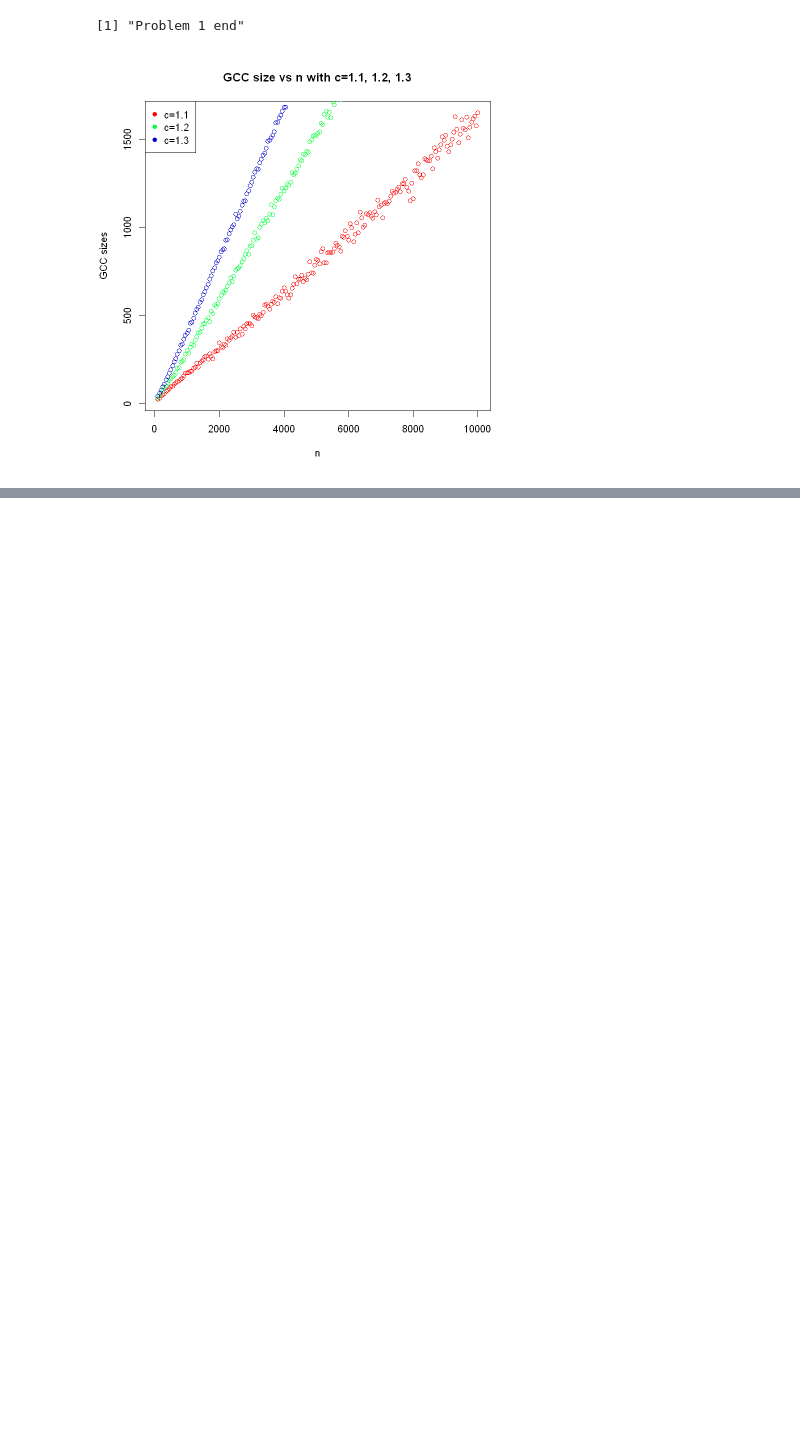
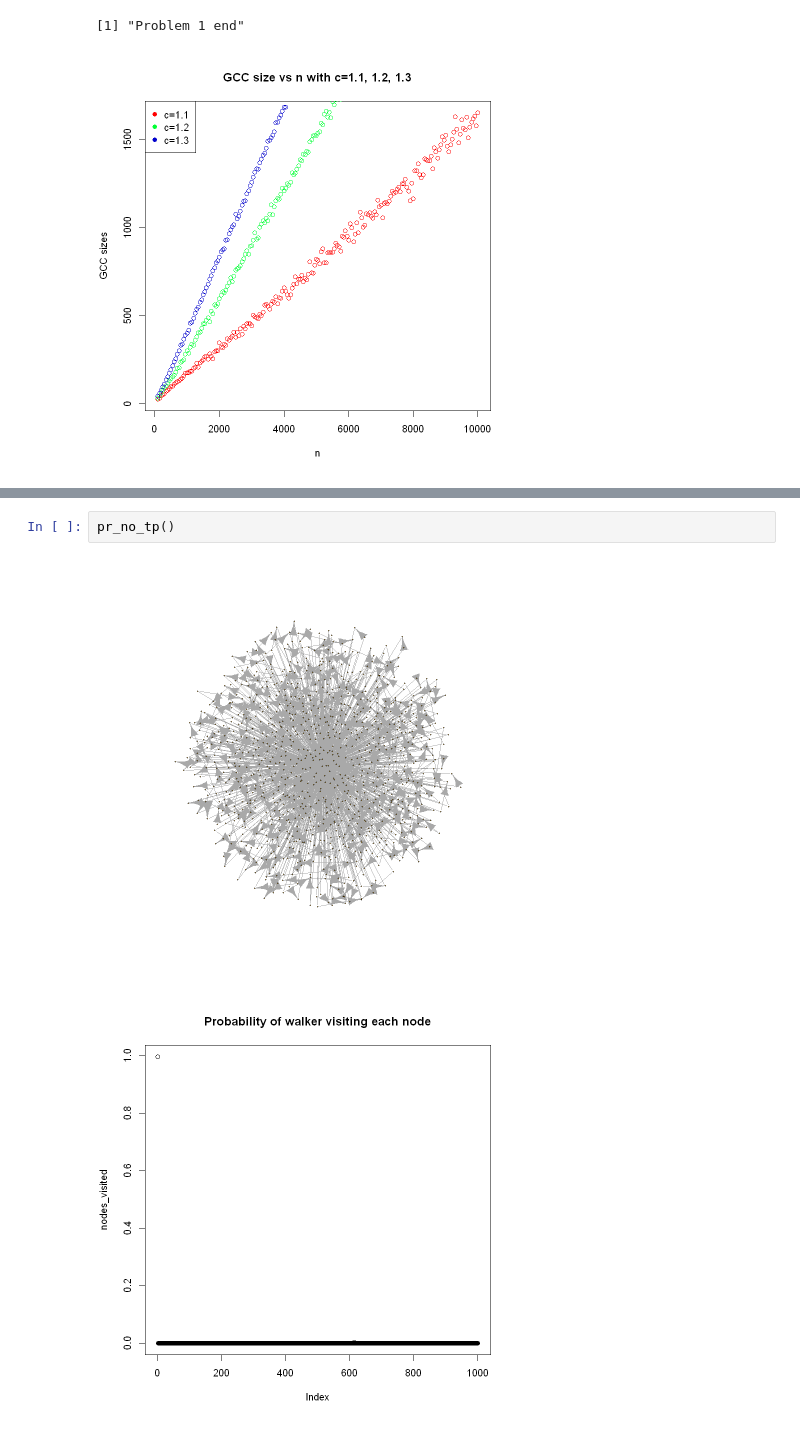
Before and after one commit to CapnSquirrel/ECE-232E, a Jupyter notebook: Project1/Project1.ipynb, the cells around one changed output, grey strips where cells are left out. Cells and saved outputs as stored; diff of their text form; blank space fills up the shorter version.

```diff
--- a/Project1/Project1.ipynb
+++ b/Project1/Project1.ipynb
@@ -268,0 +318,5 @@ er_rw()
+# %%
+pr_no_tp()
+# %% [output]
+[figure, added]
+[figure, added]
```
Also changed, not shown: parts of 4 cells of this notebook, 1 other file.
